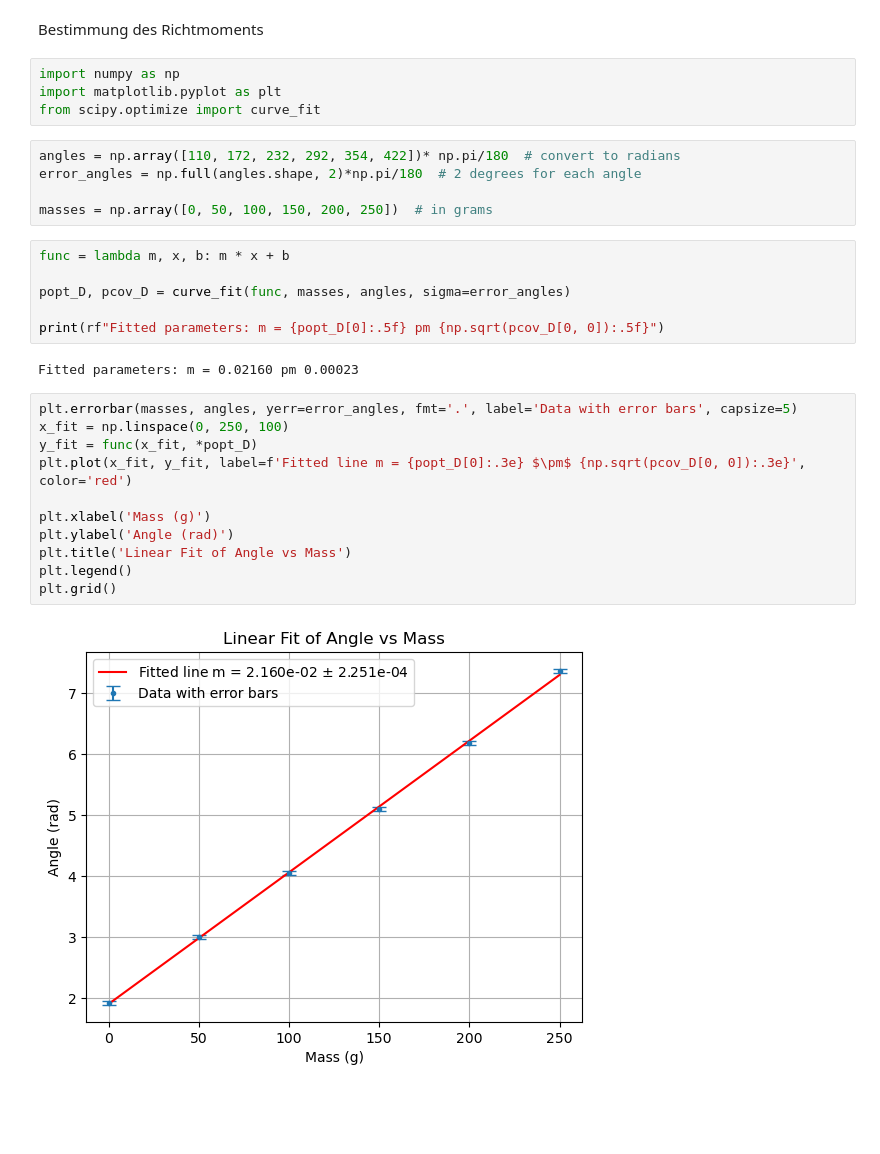
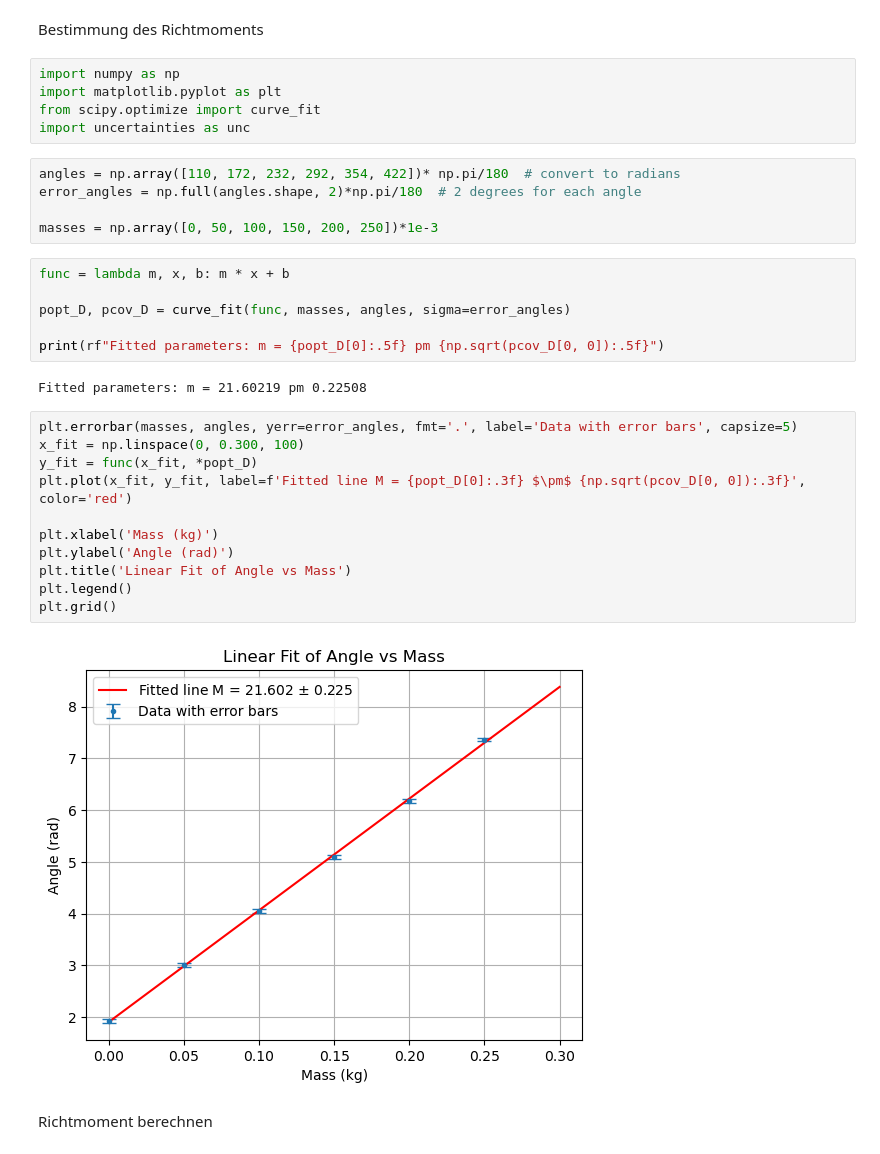
Before and after one commit to IchKaueHolz/PAP1, a Jupyter notebook: Versuch 12/Auswertung/code/V12.ipynb, the cells around one changed output. Drawn from its saved outputs; the diff is of its cells as text; blank space fills up the shorter version.

```diff
--- a/Versuch 12/Auswertung/code/V12.ipynb
+++ b/Versuch 12/Auswertung/code/V12.ipynb
@@ -4,11 +4,12 @@ Bestimmung des Richtmoments
 import numpy as np
 import matplotlib.pyplot as plt
 from scipy.optimize import curve_fit
+import uncertainties as unc
 # %%
 angles = np.array([110, 172, 232, 292, 354, 422])* np.pi/180  # convert to radians
 error_angles = np.full(angles.shape, 2)*np.pi/180  # 2 degrees for each angle
 
-masses = np.array([0, 50, 100, 150, 200, 250])  # in grams
+masses = np.array([0, 50, 100, 150, 200, 250])*1e-3
 # %%
 func = lambda m, x, b: m * x + b
 
@@ -16,17 +17,19 @@ popt_D, pcov_D = curve_fit(func, masses, angles, sigma=error_angles)
 
 print(rf"Fitted parameters: m = {popt_D[0]:.5f} pm {np.sqrt(pcov_D[0, 0]):.5f}")
 # %% [output]
-Fitted parameters: m = 0.02160 pm 0.00023
+Fitted parameters: m = 21.60219 pm 0.22508
 # %%
 plt.errorbar(masses, angles, yerr=error_angles, fmt='.', label='Data with error bars', capsize=5)
-x_fit = np.linspace(0, 250, 100)
+x_fit = np.linspace(0, 0.300, 100)
 y_fit = func(x_fit, *popt_D)
-plt.plot(x_fit, y_fit, label=f'Fitted line m = {popt_D[0]:.3e} $\pm$ {np.sqrt(pcov_D[0, 0]):.3e}', color='red')
+plt.plot(x_fit, y_fit, label=f'Fitted line M = {popt_D[0]:.3f} $\pm$ {np.sqrt(pcov_D[0, 0]):.3f}', color='red')
 
-plt.xlabel('Mass (g)')
+plt.xlabel('Mass (kg)')
 plt.ylabel('Angle (rad)')
 plt.title('Linear Fit of Angle vs Mass')
 plt.legend()
 plt.grid()
 # %% [output]
-[figure, old version]
+[figure, new version]
+# %% [markdown]
+Richtmoment berechnen
```
Also changed, not shown: parts of 3 cells of this notebook, 3 other files.
